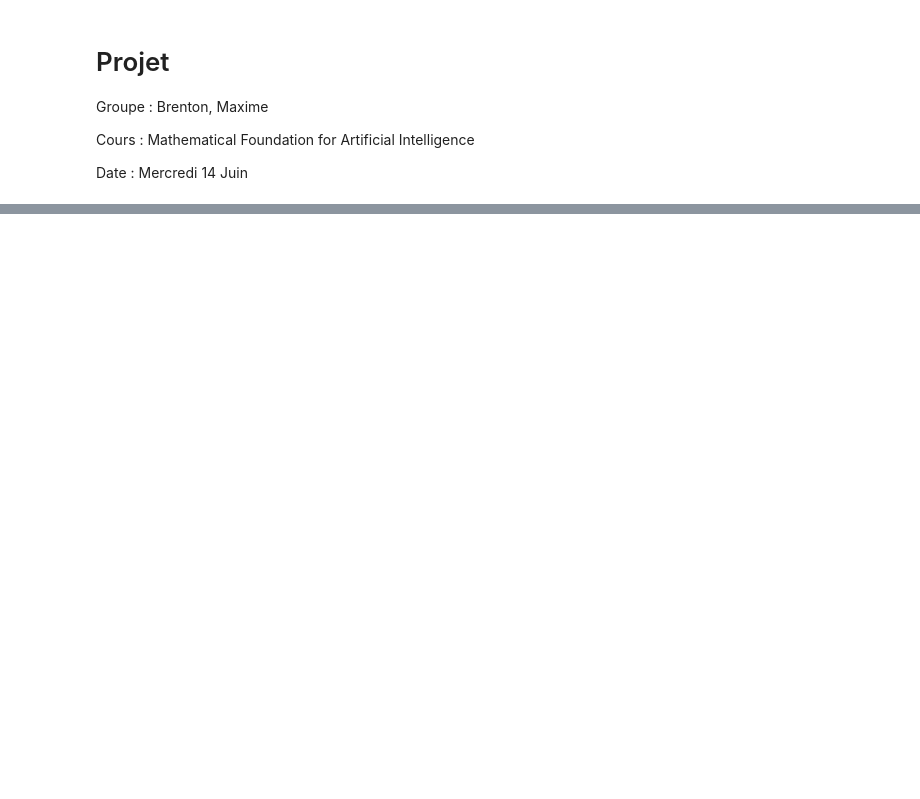
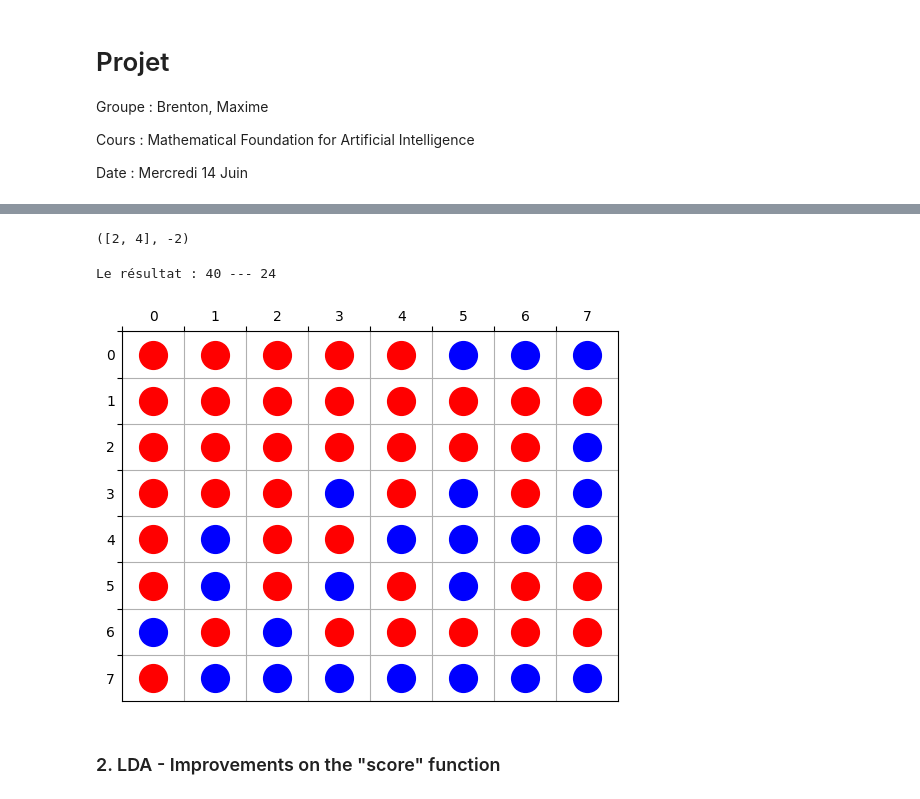
Before and after one commit to Languisher/Projects-2023, a Jupyter notebook: IA0614/00.ipynb, the cells around one changed output, grey strips where cells are left out. Saved outputs shown, nothing was run; the diff lists cells and outputs as text; code cells hidden in the pictures; blank space fills up the shorter version.

```diff
--- a/IA0614/00.ipynb
+++ b/IA0614/00.ipynb
@@ -249,0 +358,5 @@ for fois in range(10):
+# %%
+def score(A):
+    return np.sum(A == 1) - np.sum(A == -1)
+
+score(A)
@@ -249,0 +395,68 @@ for fois in range(10):
+# %%
+def alpha_beta(A, c, depth):
+    global alpha, beta
+    if depth == 0 or game_finish(A):
+        return None, score(A)
+
+    possible_steps, possible_steps_changes = find_possible_steps(A, c)
+    if not possible_steps:
+        return None, score(A)
+
+    score_global = -c * np.inf
+    alpha = ALPHA; beta = BETA
+
+    for steps, changes in zip(possible_steps, possible_steps_changes):
+        A_copy = update(A, c, steps, changes)
+        step_next_depth, score_next_depth = alpha_beta(A_copy, -c, depth - 1)
+
+        if c==1:
+            if score_next_depth > score_global:
+                score_global = score_next_depth
+                step = steps
+
+            if score_global > alpha:
+                alpha = score_global
+                if alpha >= beta:
+                    break
+
+        if c==-1:
+            if score_next_depth < score_global:
+                score_global = score_next_depth
+                step = steps
+
+            if score_global < beta:
+                beta = score_global
+                if beta <= alpha:
+                    break
+
+    return step, score_global
+
+A = init_plateau()
+alpha_beta(A, 1, 8)
+# %% [output]
+([2, 4], -2)
+# %%
+A = init_plateau()
+c = 1
+
+while not game_finish(A):
+    possible_steps, possible_steps_changes = find_possible_steps(A, c)
+
+    if c == 1:
+        if possible_steps:
+            step = alpha_beta(A, c, depth=5)[0]
+            A = update(A, c, step, possible_steps_changes[possible_steps.index(step)])
+            plt.show()
+    if c == -1:
+        if possible_steps:
+            step = random.choice(possible_steps)
+            A = update(A, c, step, possible_steps_changes[possible_steps.index(step)])
+            plt.show()
+    c = -c
+
+print_info(A)
+# %% [output]
+Le résultat : 40 --- 24
+[figure, added]
+# %% [markdown]
+### 2. LDA - Improvements on the "score" function
```
Also changed, not shown: parts of 49 cells of this notebook, 38 other files.
